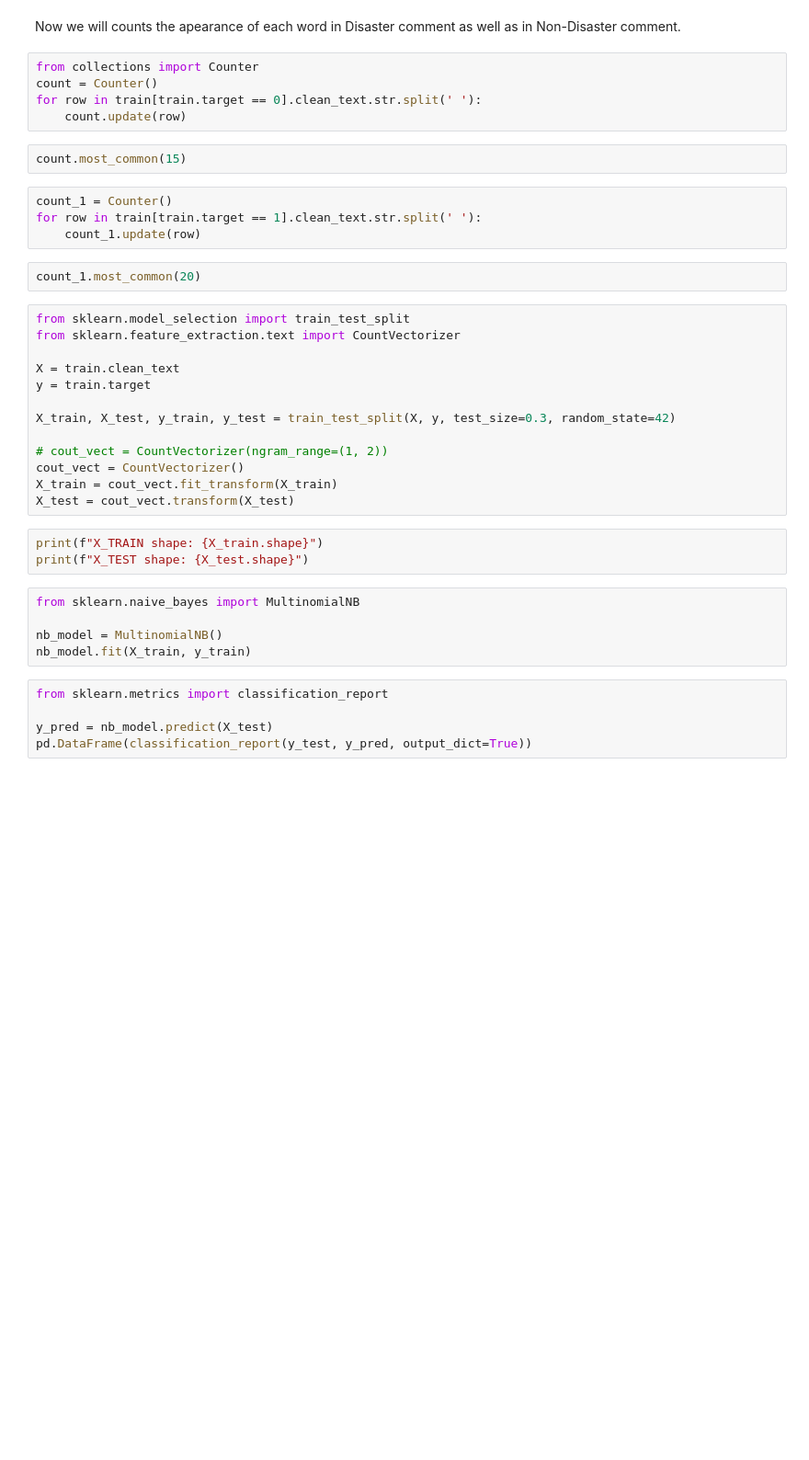
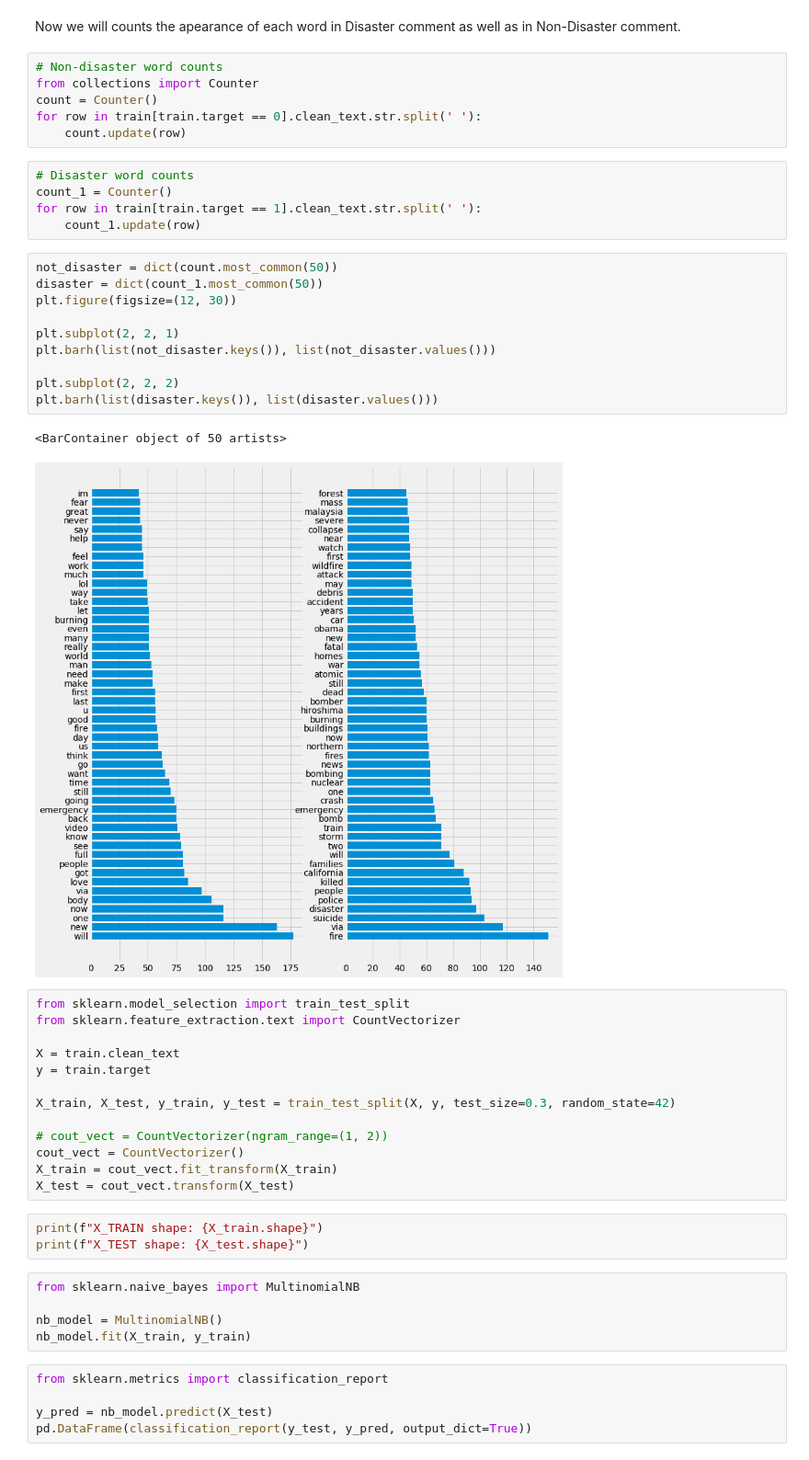
Before and after one commit to fares-ds/Real-or-Not-NLP-with-Disaster-Tweets, a Jupyter notebook: Disaster_Or_Not_Kaggle_Competition.ipynb, the cells around one changed output. Shown at 92% size. Cells and saved outputs as stored; diff of their text form; blank space fills up the shorter version.

```diff
--- a/Disaster_Or_Not_Kaggle_Competition.ipynb
+++ b/Disaster_Or_Not_Kaggle_Competition.ipynb
@@ -214,18 +223,29 @@ train.head()
 # %% [markdown]
 Now we will counts the apearance of each word in Disaster comment as well as in Non-Disaster comment.
 # %%
+# Non-disaster word counts
 from collections import Counter
 count = Counter()
 for row in train[train.target == 0].clean_text.str.split(' '):
     count.update(row)
-# %%
-count.most_common(15)
 # %%
+# Disaster word counts
 count_1 = Counter()
 for row in train[train.target == 1].clean_text.str.split(' '):
     count_1.update(row)
-# %%
-count_1.most_common(20)
+# %%
+not_disaster = dict(count.most_common(50))
+disaster = dict(count_1.most_common(50))
+plt.figure(figsize=(12, 30))
+
+plt.subplot(2, 2, 1)
+plt.barh(list(not_disaster.keys()), list(not_disaster.values()))
+
+plt.subplot(2, 2, 2)
+plt.barh(list(disaster.keys()), list(disaster.values()))
+# %% [output]
+<BarContainer object of 50 artists>
+[figure, added]
 # %%
 from sklearn.model_selection import train_test_split
 from sklearn.feature_extraction.text import CountVectorizer
```
Also changed, not shown: parts of 2 cells of this notebook.
